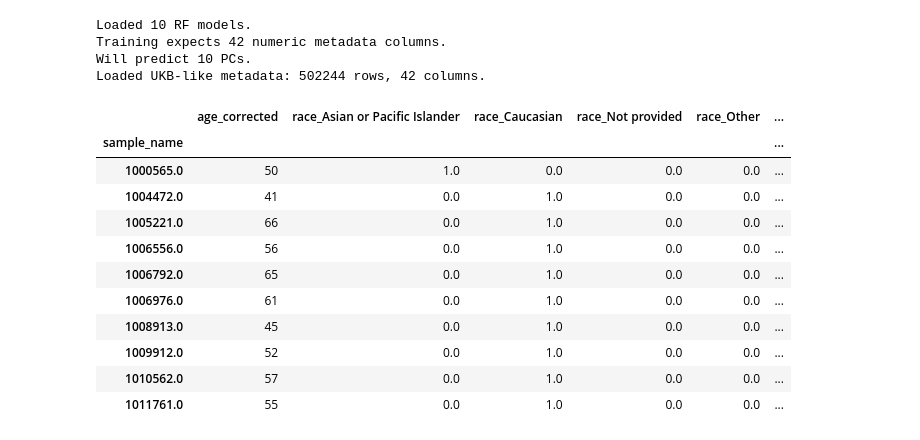
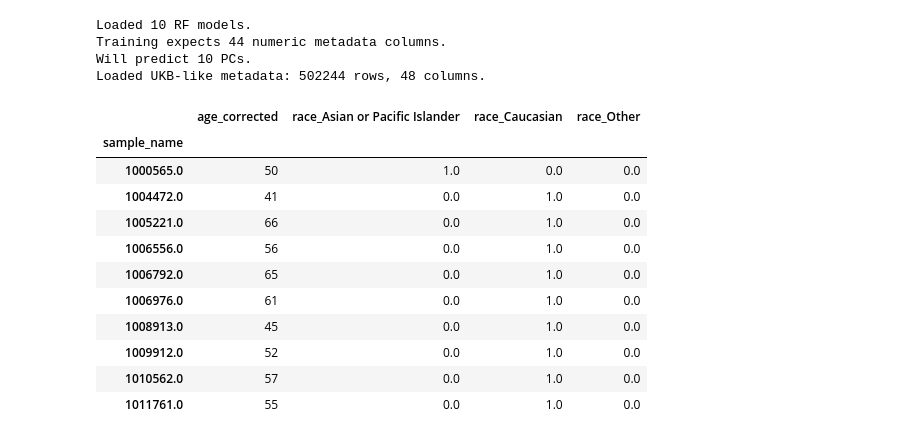
Before and after one commit to liuhon33/AGP_python_with_CV, a Jupyter notebook: projection.ipynb, the cells around one changed output. Cells and saved outputs as stored; diff of their text form; code cells hidden in the pictures.

Commit message:
updated the column filtering, reduced the R^2, fix the covariates

```diff
--- a/projection.ipynb
+++ b/projection.ipynb
@@ -8,7 +8,7 @@
 #      and is imputed to the AGP median (constant for all UKB participants).
 #    - If some entries are missing, those entries get AGP-median imputation.
 # 5) Predicts PC_hat for UKB
-# 6) Runs OLS regression: cognition ~ PC_hat (+ optional covariates)
+# 6) Runs OLS regression: cognition ~ PC_hat (+ optional covariates)|
 
 import os
 import json
@@ -20,16 +20,19 @@ from statsmodels.stats.multitest import multipletests
 
 
 # 0) Config
-model_dir = "./RF_PCA_Trained_Models/"  # where you saved final_*.pkl and final_training_metadata.json
+model_dir = "./RF_PCA_Trained_Models/"  # where the saved final_*.pkl and final_training_metadata.json
 ukb_metadata_path = "variable_mapping/ukb_as_agp_metadata.csv"
-ukb_index_col = "sample_name"  # your file uses sample_name
+ukb_index_col = "sample_name"
 
 # outcome variable
 cognition_col = "fluid_intelligence_score"
 # cognition_col = "mean_match_rt_ms"
 
-# Optional covariates to include in regression
-reg_covars = ["age_corrected", "race", "country_of_birth"]
+reg_covars = [
+    "age_corrected",
+    "race",
+    #"country_of_birth"
+]
 
 out_dir = "./UKB_RF_PCA_Projection/"
 os.makedirs(out_dir, exist_ok=True)
@@ -40,7 +43,7 @@ final_rf_models = joblib.load(os.path.join(model_dir, "final_rf_models.pkl"))
 with open(os.path.join(model_dir, "final_training_metadata.json"), "r") as f:
     train_meta = json.load(f)
 
-train_cols = train_meta["numeric_cols_used_as_X"]          # EXACT X columns used in AGP training
+train_cols = train_meta["numeric_cols_used_as_X"]
 n_pcs_to_predict = int(train_meta["n_pcs_to_predict"])
 
 print(f"Loaded {len(final_rf_models)} RF models.")
@@ -60,43 +63,41 @@ if missing_covars:
     raise ValueError(f"Missing regression covariates in UKB dataframe: {missing_covars}")
 # %% [output]
 Loaded 10 RF models.
-Training expects 42 numeric metadata columns.
+Training expects 44 numeric metadata columns.
 Will predict 10 PCs.
-Loaded UKB-like metadata: 502244 rows, 42 columns.
+Loaded UKB-like metadata: 502244 rows, 48 columns.
 # %%
 # Build covariates ONCE (consistent across OLS/baseline/permutation/logit)
 
 cov_num = ["age_corrected"]                 # continuous
-cov_cat = ["race", "country_of_birth"]      # categorical
-
-# ensure numeric
-for c in cov_num:
-    if c in ukb_df.columns:
-        ukb_df[c] = pd.to_numeric(ukb_df[c], errors="coerce")
+cov_cat = [
+    "race",
+    # "country_of_birth"
+]# categorical
 
 # build cov_df
 cov_df_num = ukb_df[cov_num].apply(pd.to_numeric, errors="coerce")
 cov_df_cat = pd.get_dummies(
     ukb_df[cov_cat].astype("string").fillna("MISSING"),
     prefix=cov_cat,
     drop_first=True,
     dtype=float
 )
 
 cov_df = pd.concat([cov_df_num, cov_df_cat], axis=1)
 cov_cols = list(cov_df.columns)
 cov_df.head(10)
 # %% [output]
-|  | age_corrected | race_Asian or Pacific Islander | race_Caucasian | race_Not provided | race_Other | ... |
-| sample_name |  |  |  |  |  | ... |
-| 1000565.0 | 50 | 1.0 | 0.0 | 0.0 | 0.0 | ... |
-| 1004472.0 | 41 | 0.0 | 1.0 | 0.0 | 0.0 | ... |
-| 1005221.0 | 66 | 0.0 | 1.0 | 0.0 | 0.0 | ... |
-| 1006556.0 | 56 | 0.0 | 1.0 | 0.0 | 0.0 | ... |
-| 1006792.0 | 65 | 0.0 | 1.0 | 0.0 | 0.0 | ... |
-| 1006976.0 | 61 | 0.0 | 1.0 | 0.0 | 0.0 | ... |
-| 1008913.0 | 45 | 0.0 | 1.0 | 0.0 | 0.0 | ... |
-| 1009912.0 | 52 | 0.0 | 1.0 | 0.0 | 0.0 | ... |
-| 1010562.0 | 57 | 0.0 | 1.0 | 0.0 | 0.0 | ... |
-| 1011761.0 | 55 | 0.0 | 1.0 | 0.0 | 0.0 | ... |
+|  | age_corrected | race_Asian or Pacific Islander | race_Caucasian | race_Other |
+| sample_name |  |  |  |  |
+| 1000565.0 | 50 | 1.0 | 0.0 | 0.0 |
+| 1004472.0 | 41 | 0.0 | 1.0 | 0.0 |
+| 1005221.0 | 66 | 0.0 | 1.0 | 0.0 |
+| 1006556.0 | 56 | 0.0 | 1.0 | 0.0 |
+| 1006792.0 | 65 | 0.0 | 1.0 | 0.0 |
+| 1006976.0 | 61 | 0.0 | 1.0 | 0.0 |
+| 1008913.0 | 45 | 0.0 | 1.0 | 0.0 |
+| 1009912.0 | 52 | 0.0 | 1.0 | 0.0 |
+| 1010562.0 | 57 | 0.0 | 1.0 | 0.0 |
+| 1011761.0 | 55 | 0.0 | 1.0 | 0.0 |
 # %%
```
Also changed, not shown: parts of 8 cells of this notebook, 2 other files.
